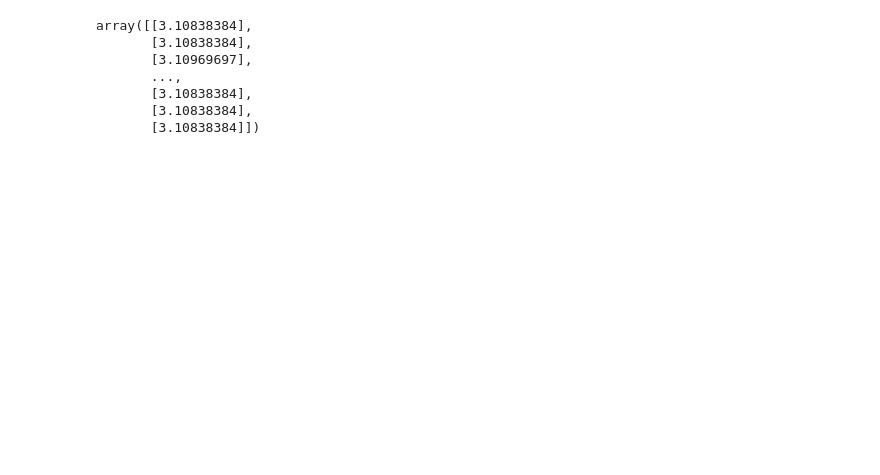
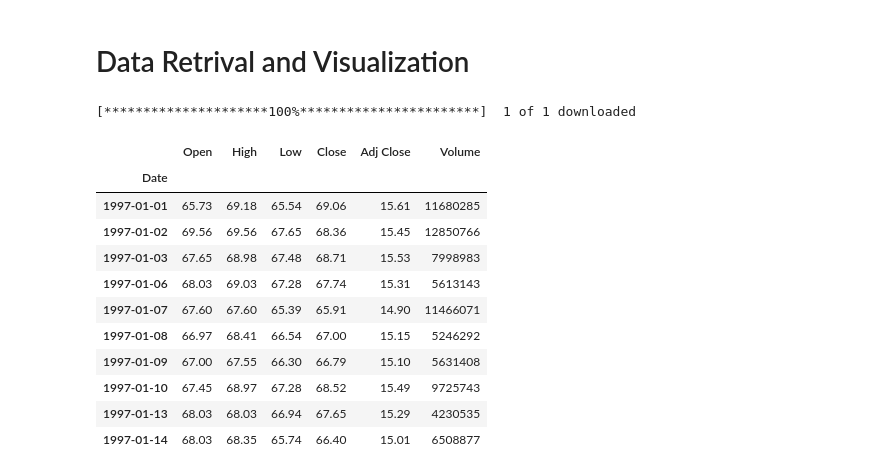
Before and after one commit to codiyer/Stock-Price-Predictor-MLND-Capstone, a Jupyter notebook: project.ipynb, the cells around one changed output. Cells and saved outputs as stored; diff of their text form; code cells hidden in the pictures; blank space fills up the shorter version.

```diff
--- a/project.ipynb
+++ b/project.ipynb
@@ -107,10 +0,0 @@ y_pred = model.predict(model.x_test)
-# %%
-y_pred
-# %% [output]
-array([[3.10838384],
-       [3.10838384],
-       [3.10969697],
-       ...,
-       [3.10838384],
-       [3.10838384],
-       [3.10838384]])
@@ -116,0 +5,23 @@ array([[3.10838384],
+# %% [markdown]
+# Data Retrival and Visualization
+# %%
+from utils.data_utils import get_data
+
+data = get_data(ticker)
+# %% [output]
+[*********************100%***********************]  1 of 1 downloaded
+# %%
+display(data[:10])
+# %% [output]
+|  | Open | High | Low | Close | Adj Close | Volume |
+| Date |  |  |  |  |  |  |
+| 1997-01-01 | 65.73 | 69.18 | 65.54 | 69.06 | 15.61 | 11680285 |
+| 1997-01-02 | 69.56 | 69.56 | 67.65 | 68.36 | 15.45 | 12850766 |
+| 1997-01-03 | 67.65 | 68.98 | 67.48 | 68.71 | 15.53 | 7998983 |
+| 1997-01-06 | 68.03 | 69.03 | 67.28 | 67.74 | 15.31 | 5613143 |
+| 1997-01-07 | 67.60 | 67.60 | 65.39 | 65.91 | 14.90 | 11466071 |
+| 1997-01-08 | 66.97 | 68.41 | 66.54 | 67.00 | 15.15 | 5246292 |
+| 1997-01-09 | 67.00 | 67.55 | 66.30 | 66.79 | 15.10 | 5631408 |
+| 1997-01-10 | 67.45 | 68.97 | 67.28 | 68.52 | 15.49 | 9725743 |
+| 1997-01-13 | 68.03 | 68.03 | 66.94 | 67.65 | 15.29 | 4230535 |
+| 1997-01-14 | 68.03 | 68.35 | 65.74 | 66.40 | 15.01 | 6508877 |
```
Also changed, not shown: parts of 43 cells of this notebook, 12 other files.
